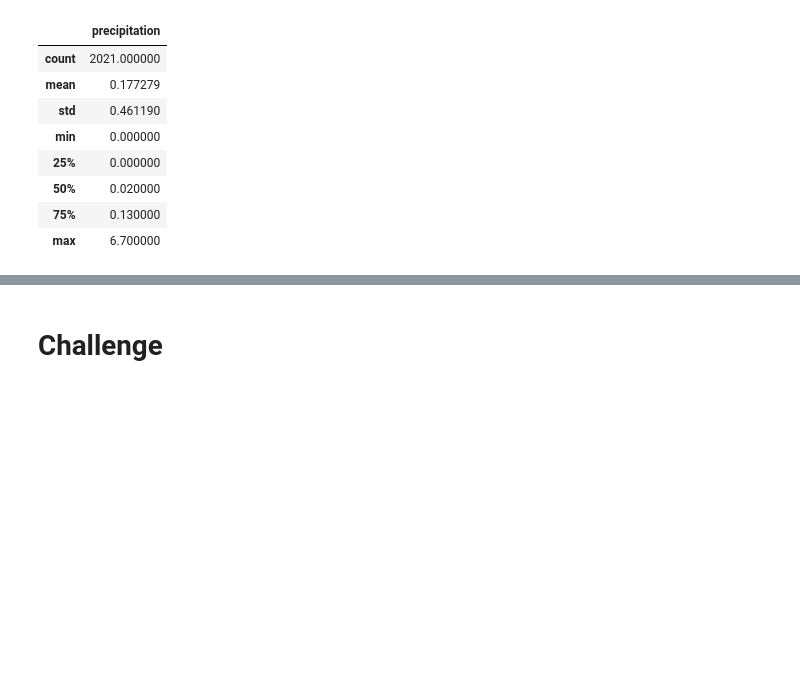
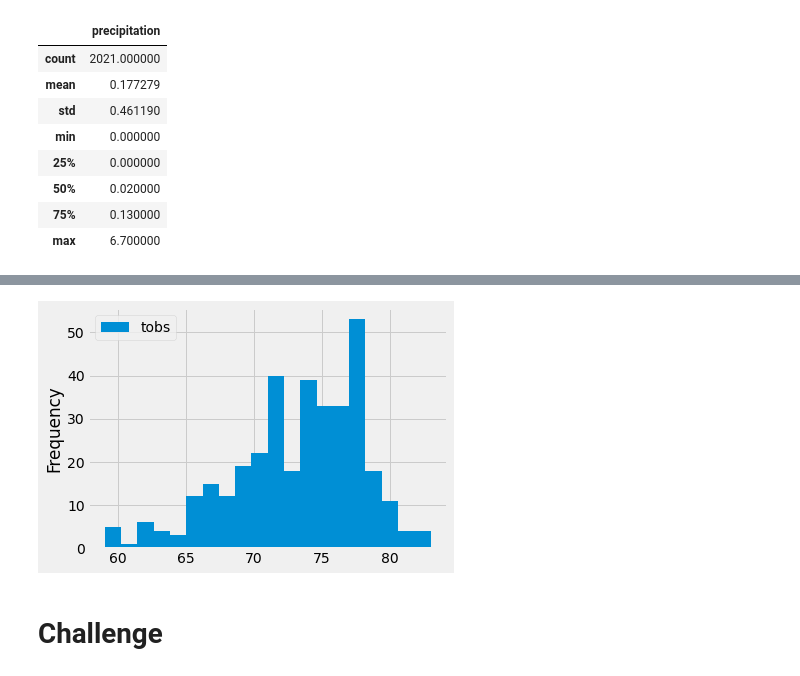
Before and after one commit to ilaha/surfs_up, a Jupyter notebook: climate_analysis.ipynb, the cells around one changed output, grey strips where cells are left out. Cells and saved outputs as stored; diff of their text form; code cells hidden in the pictures; blank space fills up the shorter version.

```diff
--- a/climate_analysis.ipynb
+++ b/climate_analysis.ipynb
@@ -113,3 +172,9 @@ df.describe()
+# %%
+# plot the results as a histogram, 20 bins
+df.plot.hist(bins=20)
+plt.tight_layout()
+# %% [output]
+[figure, added]
 # %%
 # Write a function called `calc_temps` that will accept start date and end date in the format '%Y-%m-%d'
 # and return the minimum, average, and maximum temperatures for that range of dates
```
Also changed, not shown: parts of 9 cells of this notebook.
